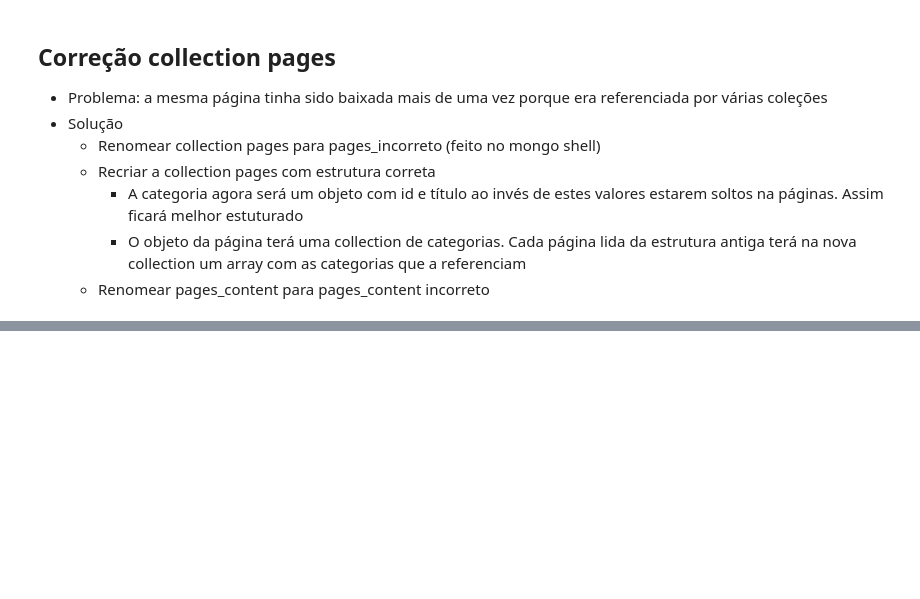
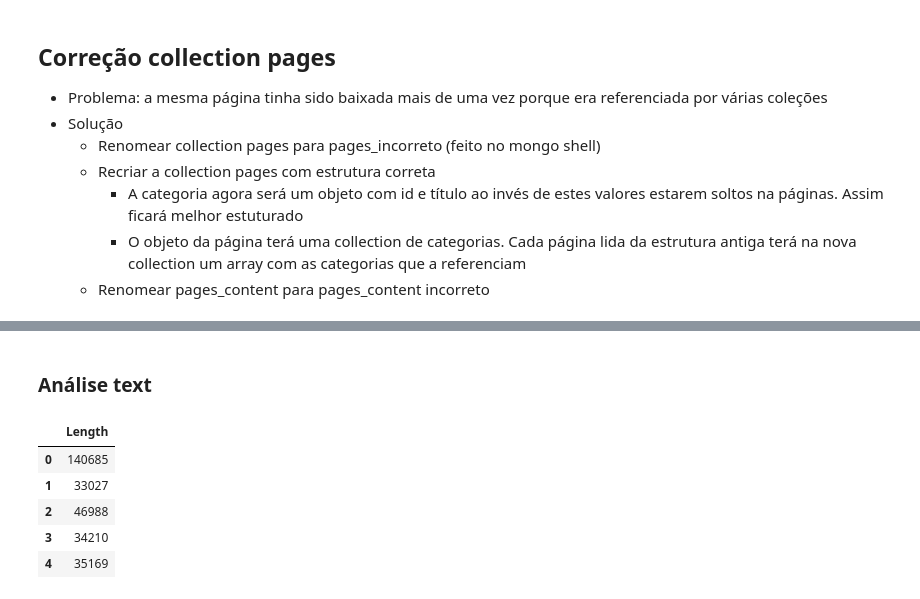
Before and after one commit to heldergr/tcc-pucmg-2, a Jupyter notebook: src/python/wikipedia/download.ipynb, the cells around one changed output, grey strips where cells are left out. Cells and saved outputs as stored; diff of their text form; code cells hidden in the pictures; blank space fills up the shorter version.

```diff
--- a/src/python/wikipedia/download.ipynb
+++ b/src/python/wikipedia/download.ipynb
@@ -551,0 +665,2 @@ todas_paginas_incorreto[:3]
+# %% [markdown]
+### Análise text
@@ -551,0 +669,11 @@ todas_paginas_incorreto[:3]
+# %%
+lengths_text = [len(pc['text']) for pc in pcs]
+df = pd.DataFrame(lengths_text, columns=['Length'])
+df.head()
+# %% [output]
+|  | Length |
+| 0 | 140685 |
+| 1 | 33027 |
+| 2 | 46988 |
+| 3 | 34210 |
+| 4 | 35169 |
```
Also changed, not shown: parts of 26 cells of this notebook, 1 other file.
